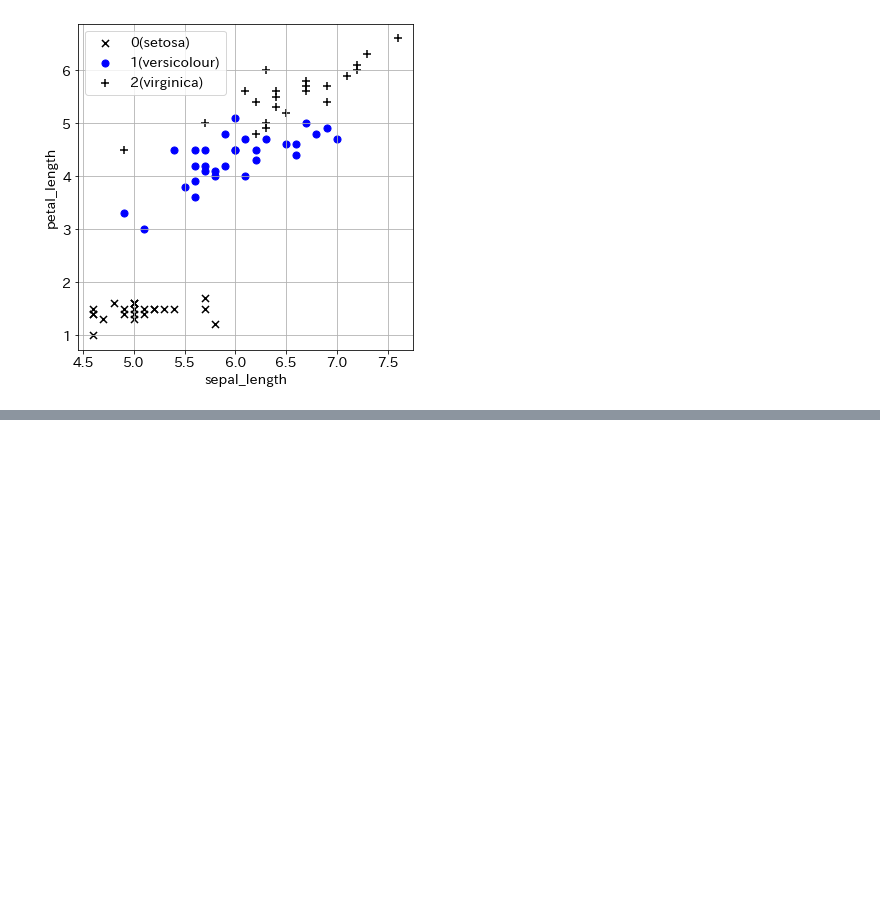
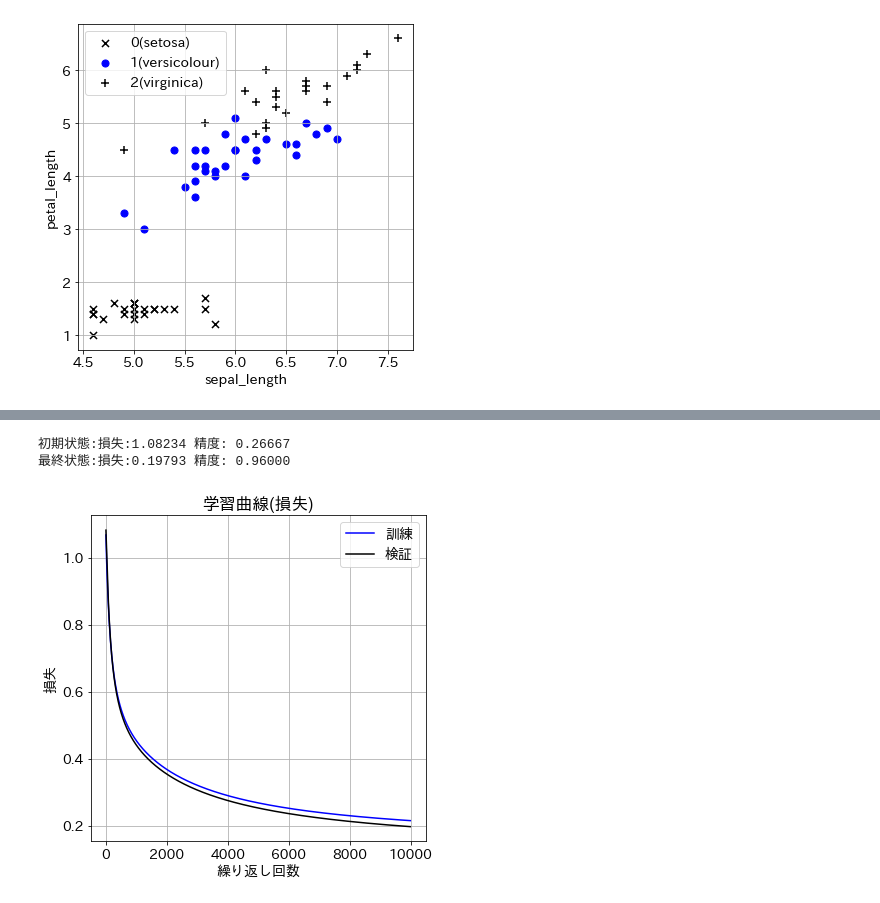
Before and after one commit to newstage75/ML_study, a Jupyter notebook: 最短Pytorch/７章_多値分類.ipynb, the cells around one changed output, grey strips where cells are left out. Cells and saved outputs as stored; diff of their text form; code cells hidden in the pictures; blank space fills up the shorter version.

Commit message:
モデル定義、繰り返し計算、学習曲線の表示

```diff
--- a/最短Pytorch/７章_多値分類.ipynb
+++ b/最短Pytorch/７章_多値分類.ipynb
@@ -94,0 +225,33 @@ plt.show()
+# %%
+#繰り返し計算メインループ
+for epoch in range(num_epochs):
+  #訓練フェーズ
+  optimizer.zero_grad()
+
+  outputs = net(inputs)
+
+  loss = criterion(outputs, labels)
+
+  loss.backward()
+
+  optimizer.step()
+
+  predicted = torch.max(outputs, 1)[1]
+
+  train_loss = loss.item()
+  train_acc = (predicted == labels).sum() / len(labels)
+
+  #予測フェーズ
+  outputs_test = net(inputs_test)
+
+  loss_test = criterion(outputs_test, labels_test)
+
+  predicted_test = torch.max(outputs_test, 1)[1]
+
+  val_loss = loss_test.item()
+  val_acc = (predicted_test == labels_test).sum() / len(labels_test)
+
+  if ((epoch) % 10 == 0):
+    print(f'Epoch[{epoch}/{num_epochs}], loss: {train_loss:.5f}, acc: {train_acc:.5f} val_loss: {val_loss:.5f}')
+    item = np.array([epoch, train_loss, train_acc, val_loss, val_acc])
+    history = np.vstack((history, item))
@@ -94,0 +276,19 @@ plt.show()
+# %%
+#結果確認
+print(f'初期状態:損失:{history[0,3]:.5f} 精度: {history[0,4]:.5f}')
+print(f'最終状態:損失:{history[-1,3]:.5f} 精度: {history[-1,4]:.5f}')
+# %% [output]
+初期状態:損失:1.08234 精度: 0.26667
+最終状態:損失:0.19793 精度: 0.96000
+# %%
+# 学習曲線の表示 (損失)
+
+plt.plot(history[:,0], history[:,1], 'b', label='訓練')
+plt.plot(history[:,0], history[:,3], 'k', label='検証')
+plt.xlabel('繰り返し回数')
+plt.ylabel('損失')
+plt.title('学習曲線(損失)')
+plt.legend()
+plt.show()
+# %% [output]
+[figure, added]
```
Also changed, not shown: parts of 13 cells of this notebook.
